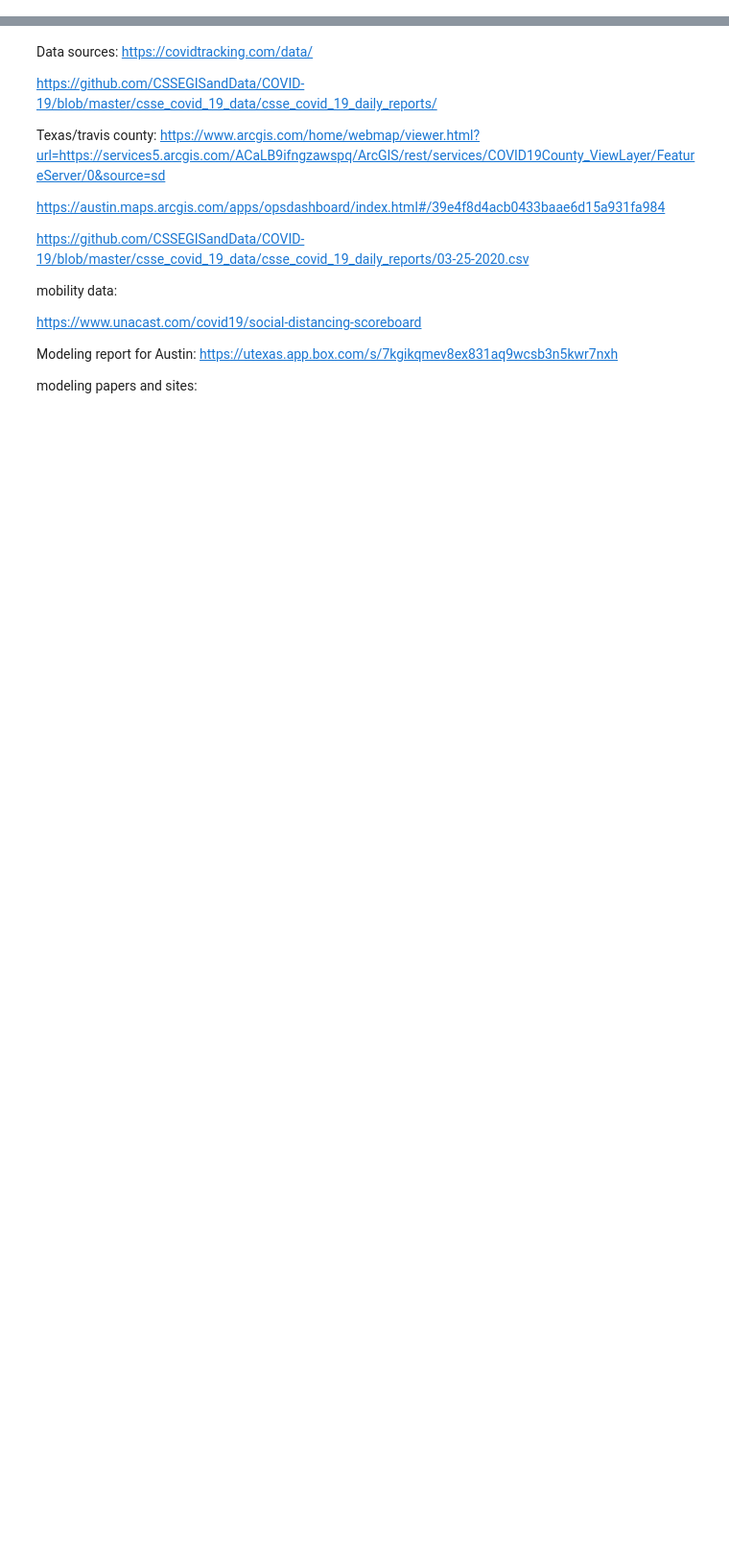
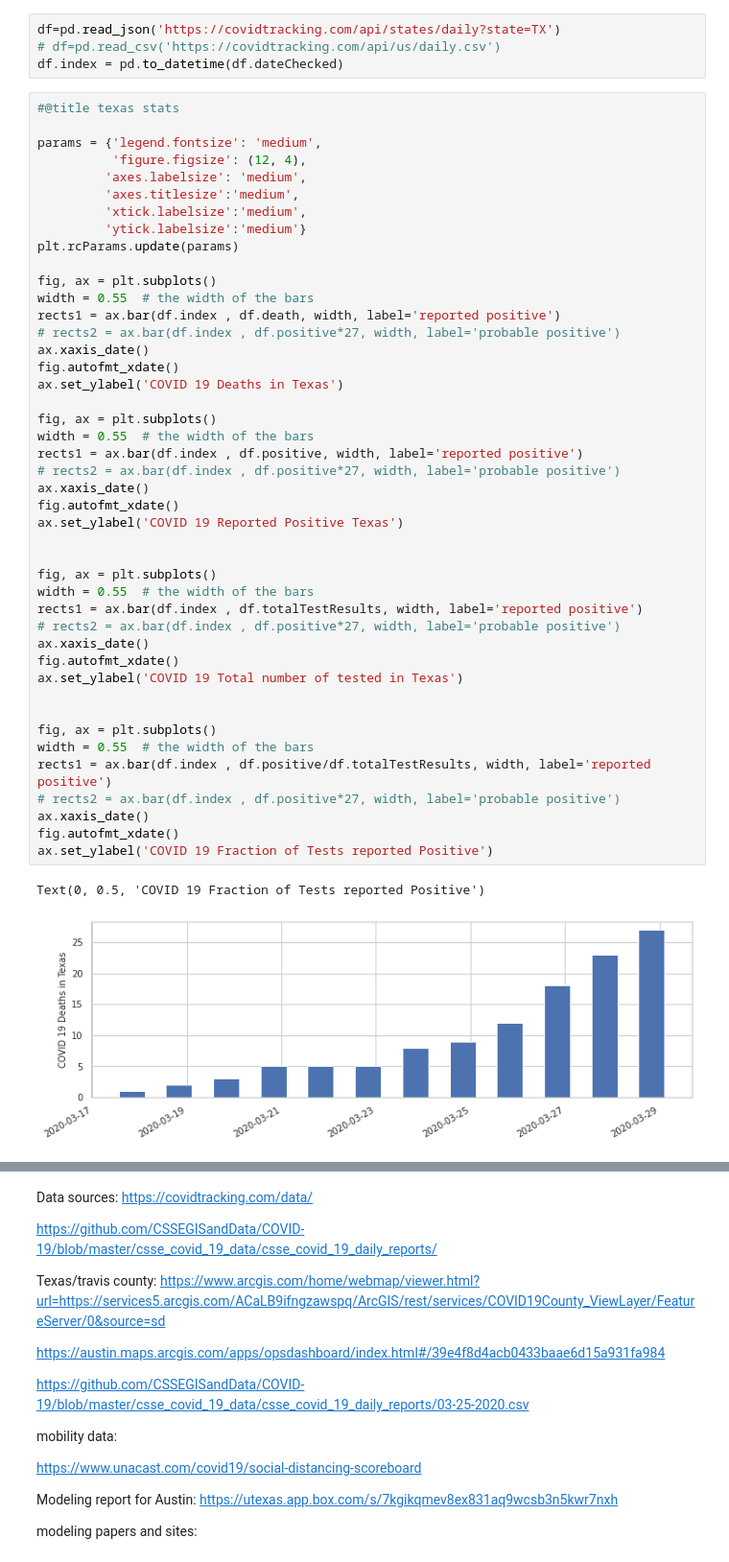
Before and after one commit to drempe/COVID-19-Travis-County-and-Texas.github.io, a Jupyter notebook: COVID_in_Travis_County_and_Texas.ipynb, the cells around one changed output, grey strips where cells are left out. Shown: that part at 96% size. Drawn from its saved outputs; the diff is of its cells as text; blank space fills up the shorter version.

```diff
--- a/COVID_in_Travis_County_and_Texas.ipynb
+++ b/COVID_in_Travis_County_and_Texas.ipynb
@@ -4,0 +350,51 @@
+# %%
+df=pd.read_json('https://covidtracking.com/api/states/daily?state=TX')
+# df=pd.read_csv('https://covidtracking.com/api/us/daily.csv')
+df.index = pd.to_datetime(df.dateChecked)
+# %%
+#@title texas stats
+
+params = {'legend.fontsize': 'medium',
+          'figure.figsize': (12, 4),
+         'axes.labelsize': 'medium',
+         'axes.titlesize':'medium',
+         'xtick.labelsize':'medium',
+         'ytick.labelsize':'medium'}
+plt.rcParams.update(params)
+
+fig, ax = plt.subplots()
+width = 0.55  # the width of the bars
+rects1 = ax.bar(df.index , df.death, width, label='reported positive')
+# rects2 = ax.bar(df.index , df.positive*27, width, label='probable positive')
+ax.xaxis_date()
+fig.autofmt_xdate()
+ax.set_ylabel('COVID 19 Deaths in Texas')
+
+fig, ax = plt.subplots()
+width = 0.55  # the width of the bars
+rects1 = ax.bar(df.index , df.positive, width, label='reported positive')
+# rects2 = ax.bar(df.index , df.positive*27, width, label='probable positive')
+ax.xaxis_date()
+fig.autofmt_xdate()
+ax.set_ylabel('COVID 19 Reported Positive Texas')
+
+
+fig, ax = plt.subplots()
+width = 0.55  # the width of the bars
+rects1 = ax.bar(df.index , df.totalTestResults, width, label='reported positive')
+# rects2 = ax.bar(df.index , df.positive*27, width, label='probable positive')
+ax.xaxis_date()
+fig.autofmt_xdate()
+ax.set_ylabel('COVID 19 Total number of tested in Texas')
+
+
+fig, ax = plt.subplots()
+width = 0.55  # the width of the bars
+rects1 = ax.bar(df.index , df.positive/df.totalTestResults, width, label='reported positive')
+# rects2 = ax.bar(df.index , df.positive*27, width, label='probable positive')
+ax.xaxis_date()
+fig.autofmt_xdate()
+ax.set_ylabel('COVID 19 Fraction of Tests reported Positive')
+# %% [output]
+Text(0, 0.5, 'COVID 19 Fraction of Tests reported Positive')
+[figure, added]
```
Also changed, not shown: parts of 28 cells of this notebook.
